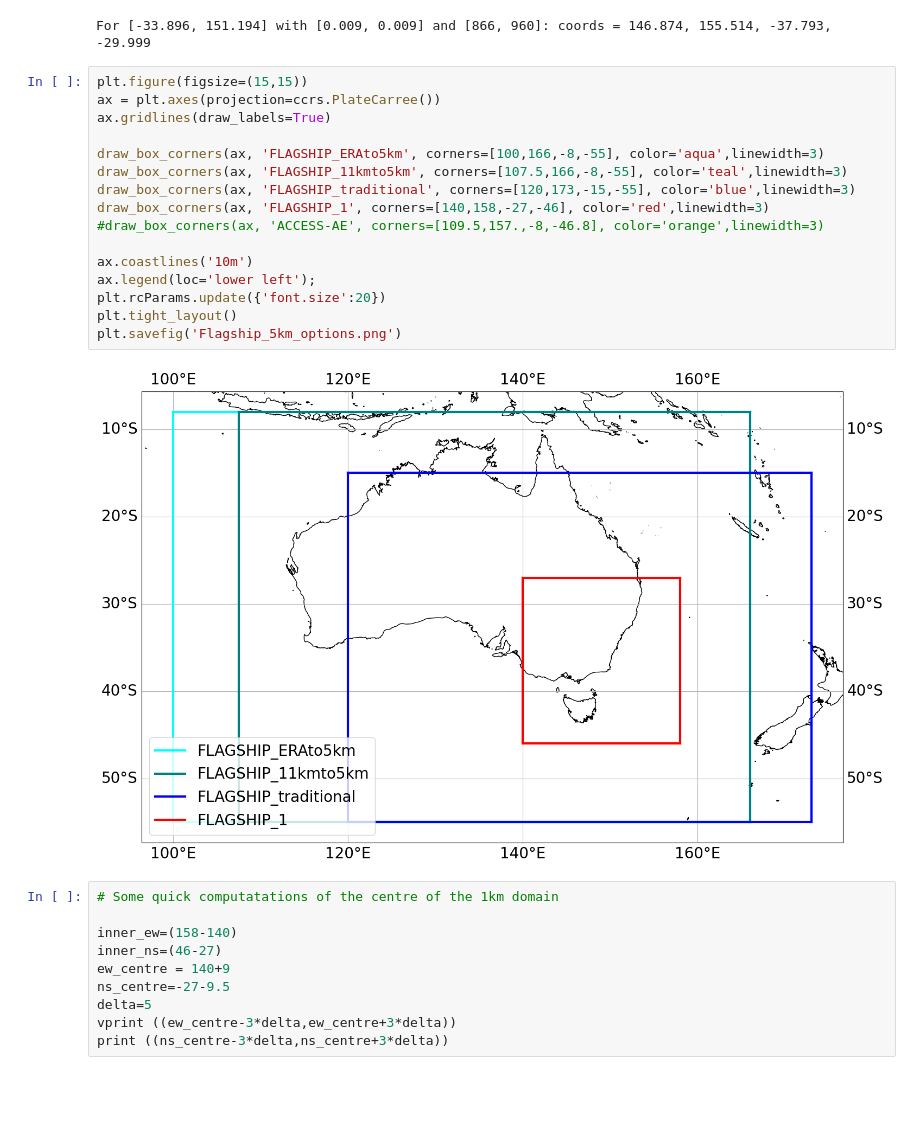
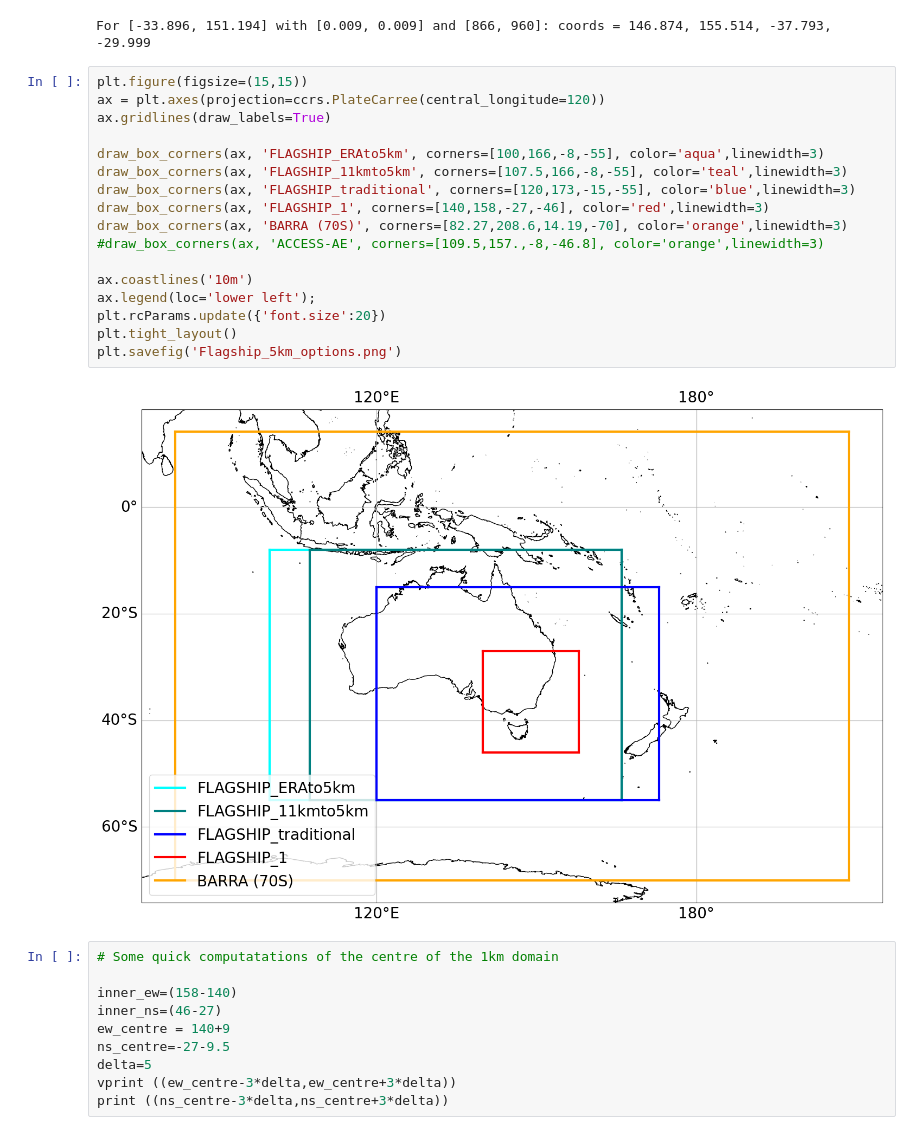
Before and after one commit to 21centuryweather/UM_configuration_tools, a Jupyter notebook: UM_plot_domain.ipynb, the cells around one changed output. Cells and saved outputs as stored; diff of their text form; blank space fills up the shorter version.

```diff
--- a/UM_plot_domain.ipynb
+++ b/UM_plot_domain.ipynb
@@ -165,22 +165,23 @@ print_corners(SYDNEY_CENTRE, SYDNEY_1_RES, SYDNEY_1_SIZE_B)
 For [-33.896, 151.194] with [0.009, 0.009] and [866, 960]: coords = 146.874, 155.514, -37.793, -29.999
 # %%
 plt.figure(figsize=(15,15))
-ax = plt.axes(projection=ccrs.PlateCarree())
+ax = plt.axes(projection=ccrs.PlateCarree(central_longitude=120))
 ax.gridlines(draw_labels=True)
 
 draw_box_corners(ax, 'FLAGSHIP_ERAto5km', corners=[100,166,-8,-55], color='aqua',linewidth=3)
 draw_box_corners(ax, 'FLAGSHIP_11kmto5km', corners=[107.5,166,-8,-55], color='teal',linewidth=3)
 draw_box_corners(ax, 'FLAGSHIP_traditional', corners=[120,173,-15,-55], color='blue',linewidth=3)
 draw_box_corners(ax, 'FLAGSHIP_1', corners=[140,158,-27,-46], color='red',linewidth=3)
+draw_box_corners(ax, 'BARRA (70S)', corners=[82.27,208.6,14.19,-70], color='orange',linewidth=3)
 #draw_box_corners(ax, 'ACCESS-AE', corners=[109.5,157.,-8,-46.8], color='orange',linewidth=3)
 
 ax.coastlines('10m')
 ax.legend(loc='lower left');
 plt.rcParams.update({'font.size':20})
 plt.tight_layout()
 plt.savefig('Flagship_5km_options.png')
 # %% [output]
-[figure, old version]
+[figure, new version]
 # %%
 # Some quick computatations of the centre of the 1km domain
 
```
Also changed, not shown: 1 other file.
